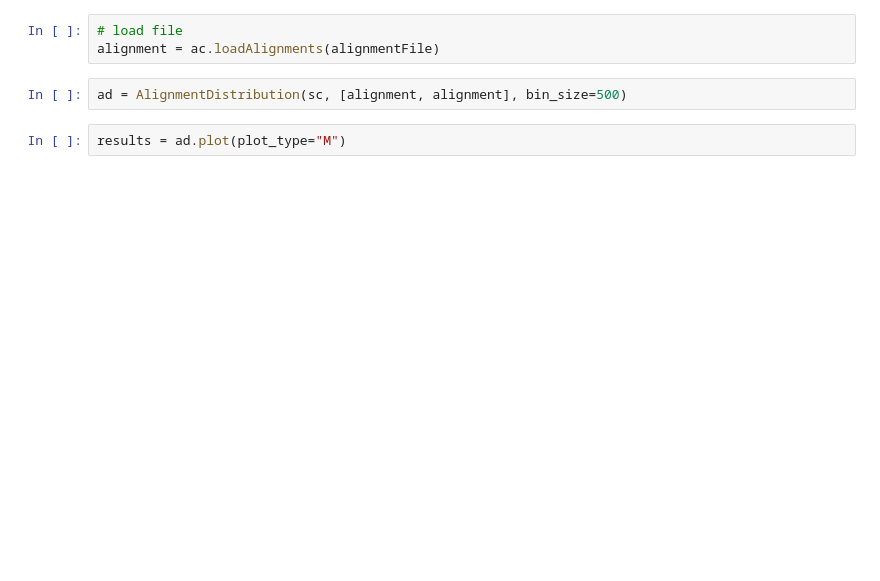
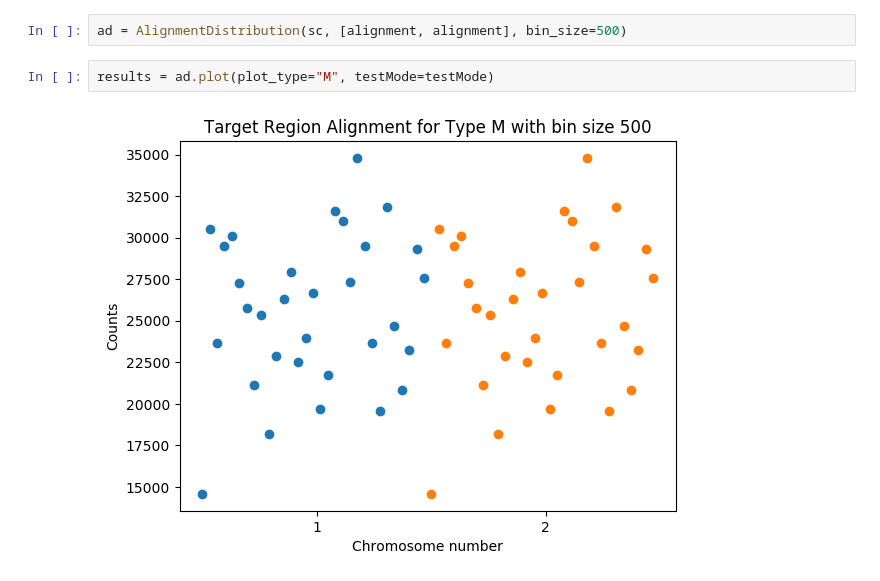
Before and after one commit to bigdatagenomics/mango, a Jupyter notebook: example-files/mango-python-alignment.ipynb, the cells around one changed output. Drawn from its saved outputs; the diff is of its cells as text; blank space fills up the shorter version.

```diff
--- a/example-files/mango-python-alignment.ipynb
+++ b/example-files/mango-python-alignment.ipynb
@@ -28,9 +26,8 @@ ac = ADAMContext(sc)
 # load file
 alignment = ac.loadAlignments(alignmentFile)
-# %%
-# load file
-alignment = ac.loadAlignments(alignmentFile)
 # %%
 ad = AlignmentDistribution(sc, [alignment, alignment], bin_size=500)
 # %%
-results = ad.plot(plot_type="M")
+results = ad.plot(plot_type="M", testMode=testMode)
+# %% [output]
+[figure, added]
```
Also changed, not shown: parts of 1 cell of this notebook, 1 other file.
